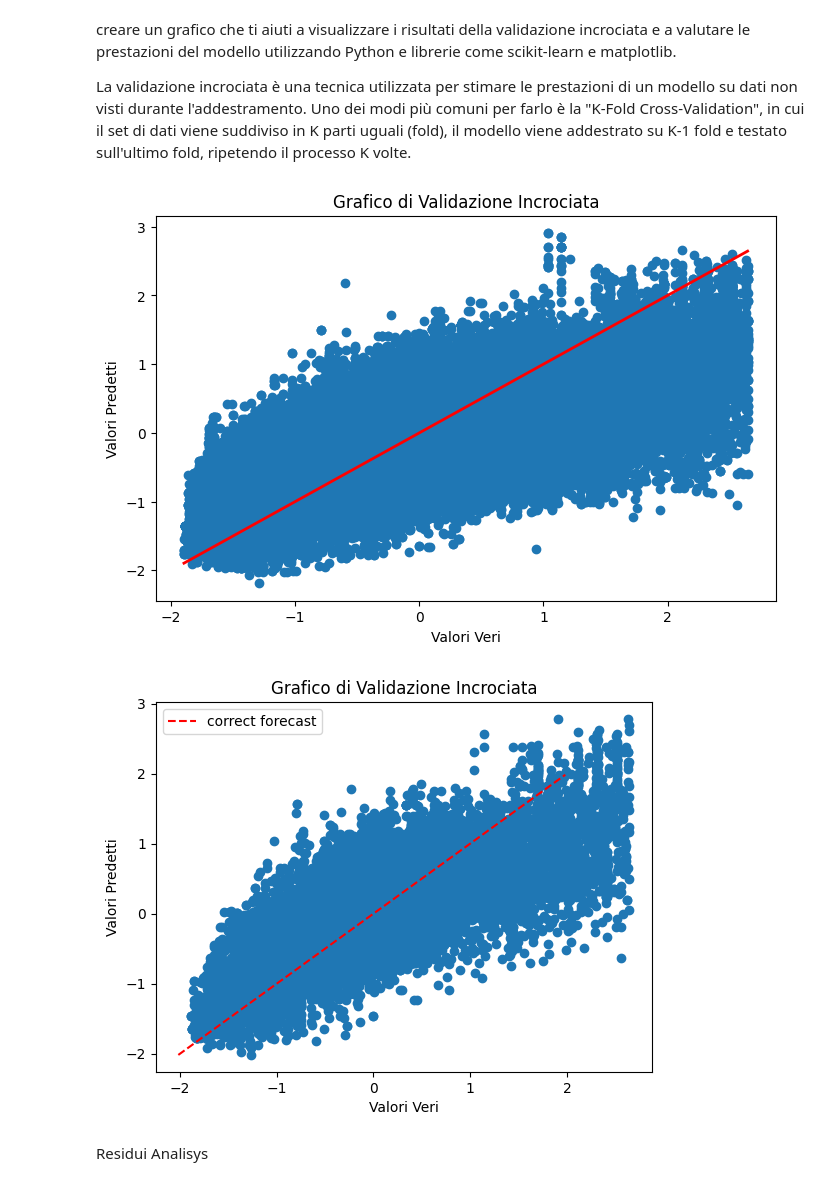
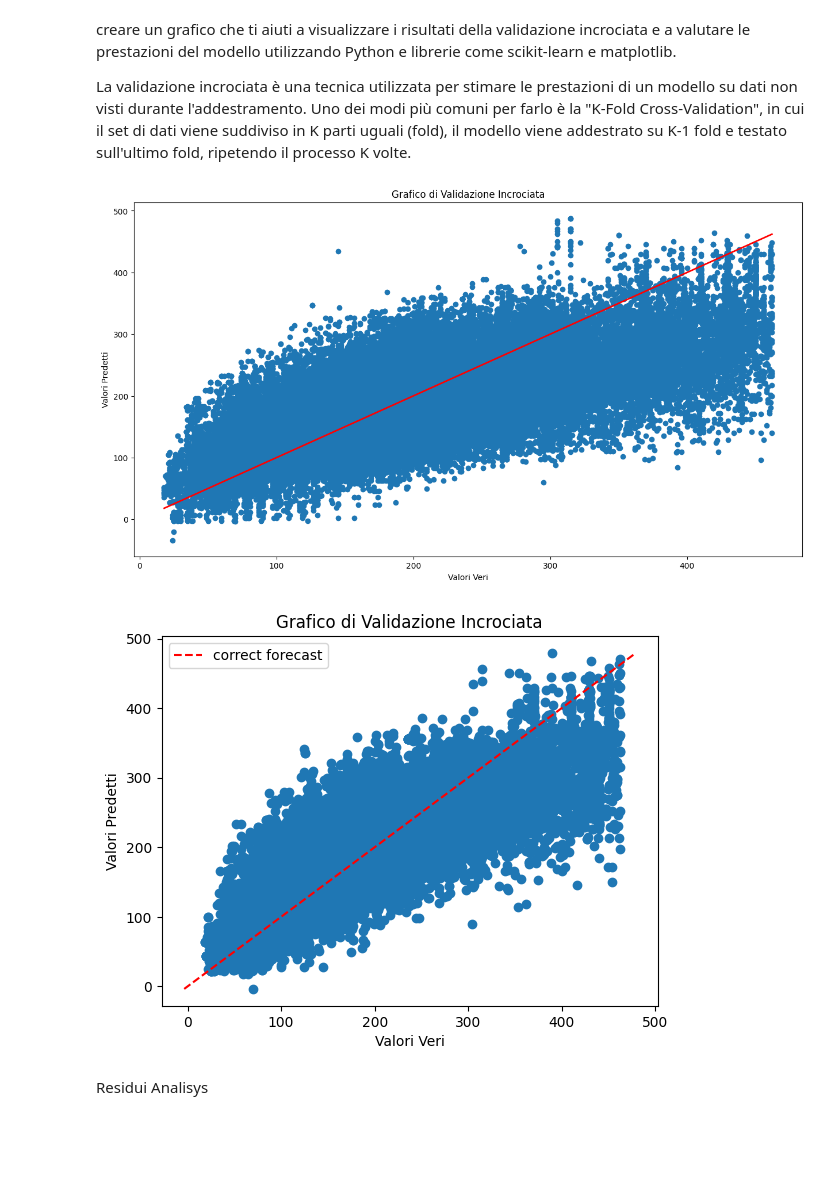
Before and after one commit to LorenzoSaccucci/FlightPricePrediction, a Jupyter notebook: fin.ipynb, the cells around one changed output. Cells and saved outputs as stored; diff of their text form; code cells hidden in the pictures; blank space fills up the shorter version.

```diff
--- a/fin.ipynb
+++ b/fin.ipynb
@@ -825,3 +894,5 @@ mutual_info_classif is a library that is present in feature_selection. It is the
+# %%
+data = pd.read_excel('FlightNS.xlsx')
 # %%
 #identify input features X and response y
 
@@ -895,19 +966,19 @@ La validazione incrociata è una tecnica utilizzata per stimare le prestazioni d
 # %%
 from sklearn.model_selection import cross_val_predict
 # Predizioni attraverso Cross-Validation
 
 y_pred_cv = cross_val_predict(cv_lin_reg, X, y, cv=10)  # cv indica il numero di fold
 
 # Creazione del grafico ????
-plt.figure(figsize=(8, 5))
+plt.figure(figsize=(15, 8))
 plt.scatter(y, y_pred_cv)
 plt.plot([min(y), max(y)], [min(y), max(y)], color='red', linewidth=2)  # Linea ideale
 plt.xlabel("Valori Veri")
 plt.ylabel("Valori Predetti")
 plt.title("Grafico di Validazione Incrociata")
 plt.show()
 # %% [output]
-[figure, old version]
+[figure, new version]
 # %%
 # PLOTTING RESULTS. Since the model is a multi-variate regression, if we want to visualize the results
 # we need to make a two-dimensional plot of points whose coordinates are (y_test , y_hat).
@@ -924,7 +995,7 @@ plt.legend()
 
 plt.show()
 # %% [output]
-[figure, old version]
+[figure, new version]
 # %% [markdown]
 Residui Analisys
 # %% [markdown]
```
Also changed, not shown: parts of 35 cells of this notebook, 4 other files.
